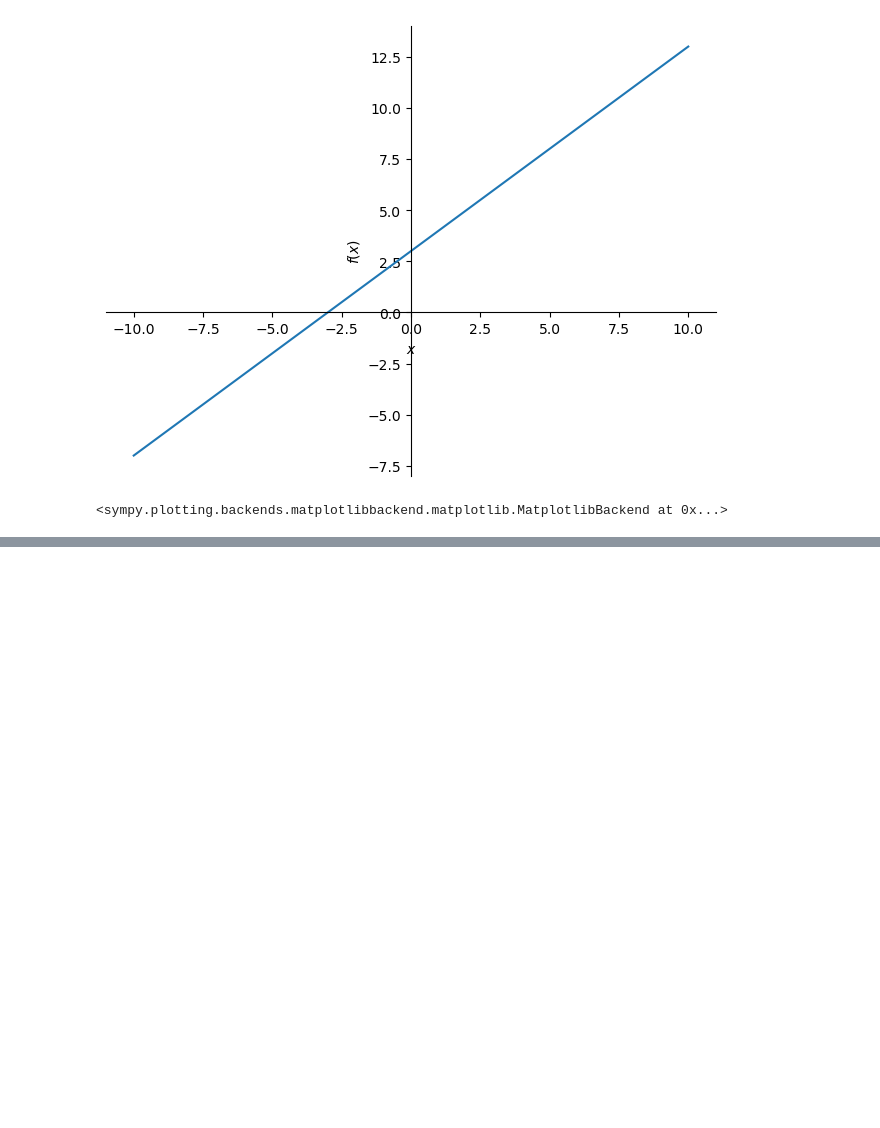
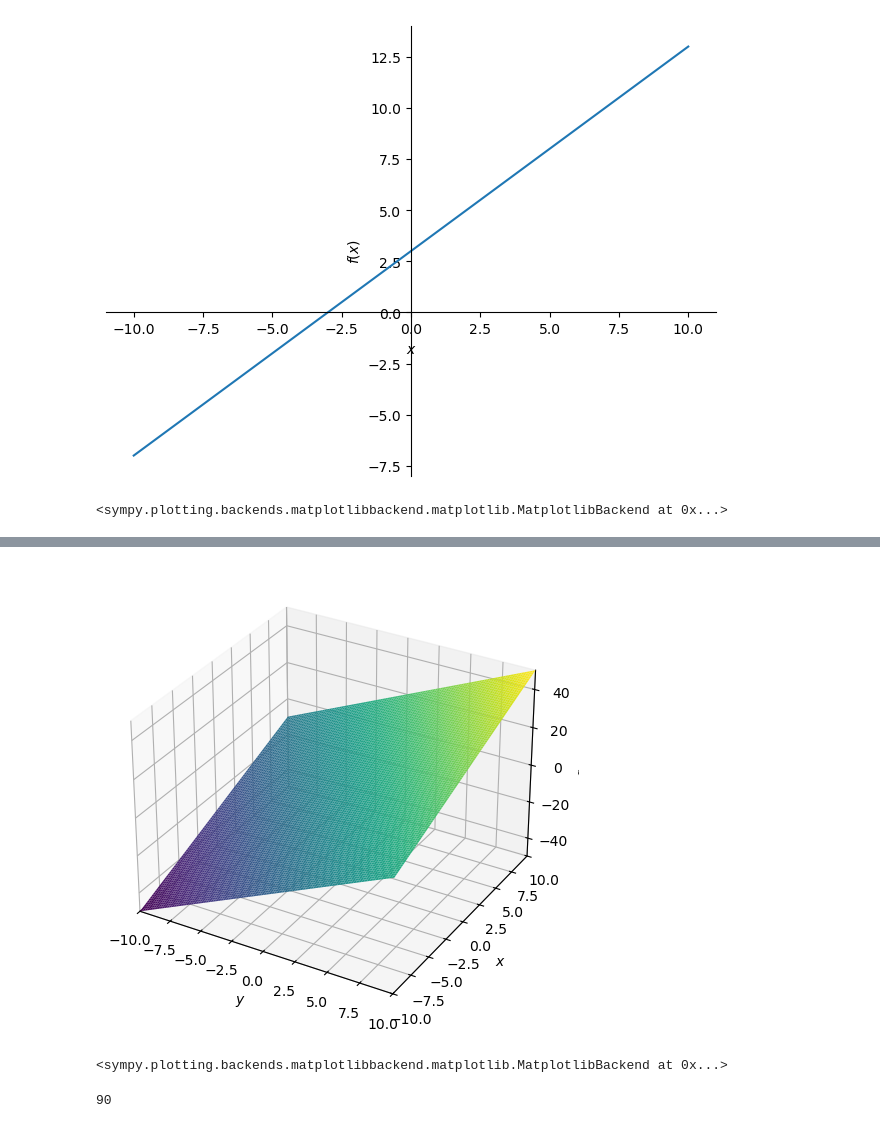
Before and after one commit to Venux09/Data_science_handbook_study, a Jupyter notebook: Maths/Maths_1.ipynb, the cells around one changed output, grey strips where cells are left out. Saved outputs shown, nothing was run; the diff lists cells and outputs as text; code cells hidden in the pictures; blank space fills up the shorter version.

```diff
--- a/Maths/Maths_1.ipynb
+++ b/Maths/Maths_1.ipynb
@@ -27,0 +36,14 @@ plot(f)
+# %%
+from sympy.plotting import plot3d #importing sympy 3 dimensional groph
+x,y = symbols('x,y')#2-independent values
+f = 2*x + 3*y #f is dependent value  as it is dependent on the x and y
+plot3d(f)
+# %% [output]
+[figure, added]
+<sympy.plotting.backends.matplotlibbackend.matplotlib.MatplotlibBackend at 0x...>
+# %%
+#summation
+summation = sum(2*i for i in range(1,10))
+summation
+# %% [output]
+90
```
Also changed, not shown: parts of 1 cell of this notebook, 1 other file.
